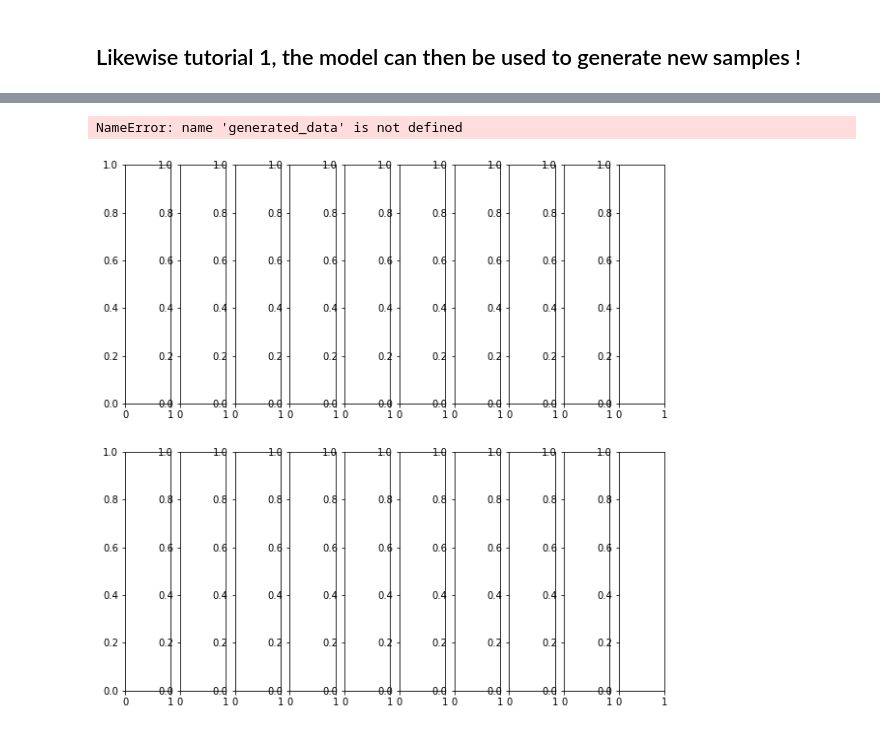
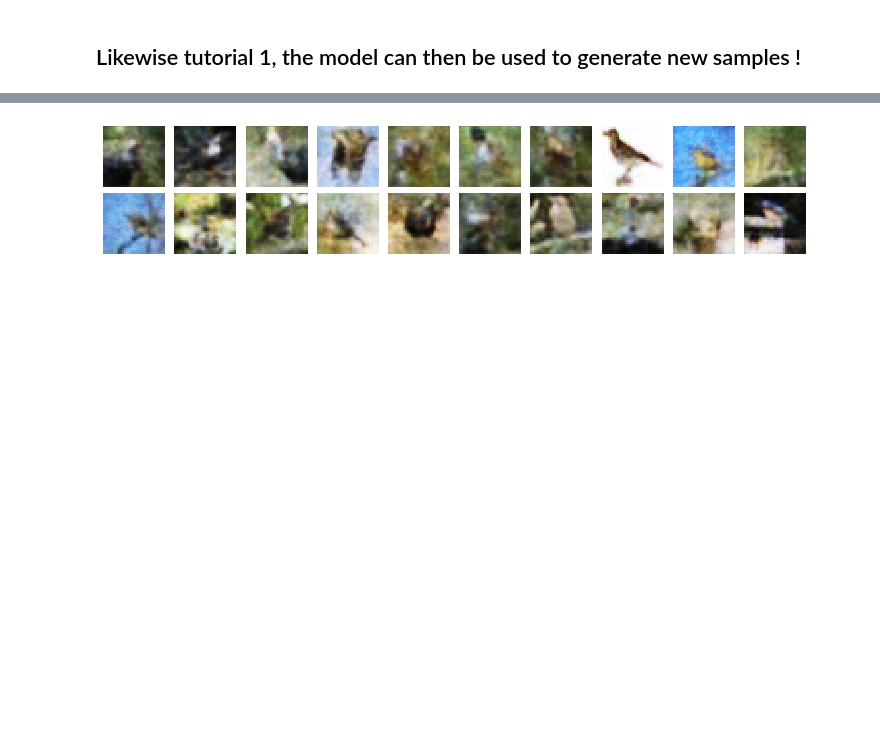
Before and after one commit to clementchadebec/pyraug, a Jupyter notebook: examples/making_your_own_autoencoder.ipynb, the cells around one changed output, grey strips where cells are left out. Cells and saved outputs as stored; diff of their text form; code cells hidden in the pictures; blank space fills up the shorter version.

```diff
--- a/examples/making_your_own_autoencoder.ipynb
+++ b/examples/making_your_own_autoencoder.ipynb
@@ -27,8 +24,8 @@ _dataset_to_augment = cifar_trainset.data[np.array(cifar_trainset.targets)==2][:
 # %% [output]
 Files already downloaded and verified
 # %%
-fig, axes = plt.subplots(10, 10, figsize=(10, 10))
-for i in range(10):
+fig, axes = plt.subplots(2, 10, figsize=(10, 2))
+for i in range(2):
         for j in range(10):
                 axes[i][j].matshow(_dataset_to_augment[i*10 +j].reshape(32, 32, 3), cmap='gray')
                 axes[i][j].axis('off')
@@ -308,17 +305,16 @@ last_generation = sorted(os.listdir('my_generated_data_with_custom_archi'))[-1]
 # %%
 generated_data = torch.load(os.path.join('my_generated_data_with_custom_archi', last_generation, 'generated_data_100_0.pt'))
 # %%
-fig, axes = plt.subplots(2, 10, figsize=(10, 10))
+fig, axes = plt.subplots(2, 10, figsize=(10, 2))
 im_n = 0
 for i in range(2):
     for j in range(10):
                 axes[i][j].matshow(np.transpose(generated_data[i*10 +j].cpu().reshape(3, 32, 32), (2, 1,0)) , cmap='gray')
                 axes[i][j].axis('off')
 
 plt.tight_layout(pad=0.8)
 # %% [output]
-NameError: name 'generated_data' is not defined
-[figure, old version]
+[figure, new version]
 # %%
 for i in range(len(generated_data)):
     for j in range(i+1, len(generated_data)):
```
Also changed, not shown: parts of 5 cells of this notebook.
